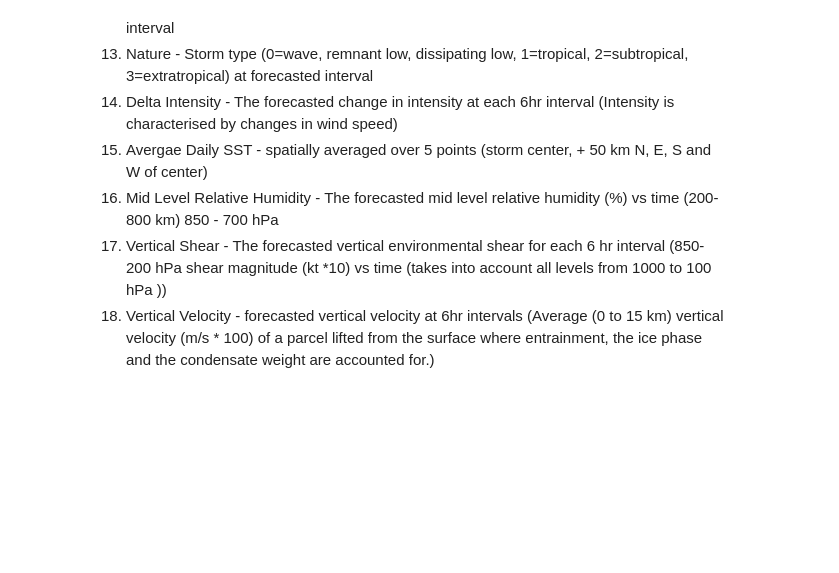
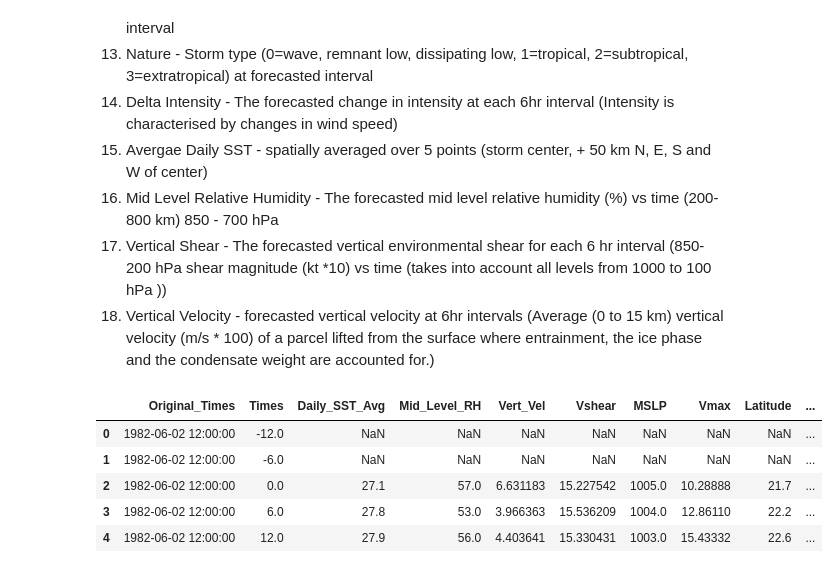
Before and after one commit to UW-MLGEO/MLGEO2024_TC_Tracks_Intensity, a Jupyter notebook: notebooks/Prepare_AI_Ready_Data.ipynb, the cells around one changed output. Saved outputs shown, nothing was run; the diff lists cells and outputs as text; code cells hidden in the pictures; blank space fills up the shorter version.

Commit message:
Uodated README and reduced features in AI Ready Data file

```diff
--- a/notebooks/Prepare_AI_Ready_Data.ipynb
+++ b/notebooks/Prepare_AI_Ready_Data.ipynb
@@ -41,4 +42,19 @@ The data consist of 18 columns and 318550 rows. The rows are labelled as follows
 16. Mid Level Relative Humidity - The forecasted mid level relative humidity (%) vs time (200-800 km) 850 - 700 hPa
 17. Vertical Shear - The forecasted vertical environmental shear for each 6 hr interval (850-200 hPa shear magnitude (kt *10) vs time (takes into account all levels from 1000 to 100 hPa ))
 18. Vertical Velocity - forecasted vertical velocity at 6hr intervals (Average (0 to 15 km) vertical velocity (m/s * 100) of a parcel lifted from the surface where entrainment, the ice phase and the condensate weight are accounted for.)
+# %%
+# Select the columns to keep
+columns_to_keep = ['Original_Times', 'Times', 'Daily_SST_Avg', 'Mid_Level_RH',
+                   'Vert_Vel', 'Vshear', 'MSLP', 'Vmax', 'Latitude', 'Longitude']
+
+# Filter the storm_data to keep only the specified columns
+data_filtered = df_SHIPS[columns_to_keep]
+data_filtered.head()
+# %% [output]
+|  | Original_Times | Times | Daily_SST_Avg | Mid_Level_RH | Vert_Vel | Vshear | MSLP | Vmax | Latitude | ... |
+| 0 | 1982-06-02 12:00:00 | -12.0 | NaN | NaN | NaN | NaN | NaN | NaN | NaN | ... |
+| 1 | 1982-06-02 12:00:00 | -6.0 | NaN | NaN | NaN | NaN | NaN | NaN | NaN | ... |
+| 2 | 1982-06-02 12:00:00 | 0.0 | 27.1 | 57.0 | 6.631183 | 15.227542 | 1005.0 | 10.28888 | 21.7 | ... |
+| 3 | 1982-06-02 12:00:00 | 6.0 | 27.8 | 53.0 | 3.966363 | 15.536209 | 1004.0 | 12.86110 | 22.2 | ... |
+| 4 | 1982-06-02 12:00:00 | 12.0 | 27.9 | 56.0 | 4.403641 | 15.330431 | 1003.0 | 15.43332 | 22.6 | ... |
 # %%
```
Also changed, not shown: parts of 2 cells of this notebook, 3 other files.
